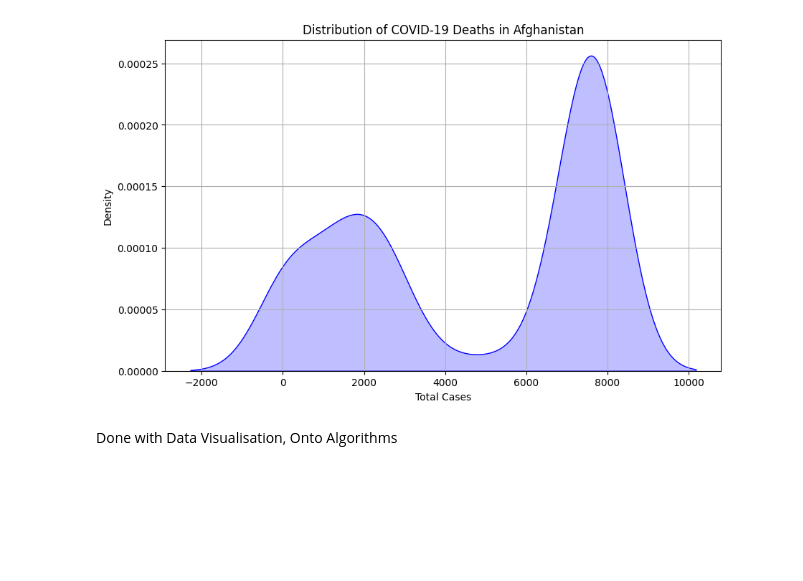
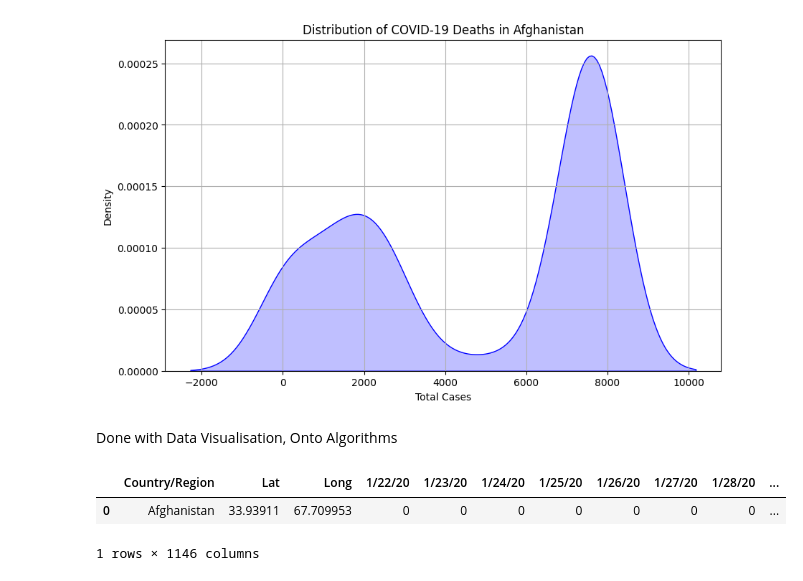
Before and after one commit to l-ordkp/Covid--19-Prediction, a Jupyter notebook: Covid-19.ipynb, the cells around one changed output. Drawn from its saved outputs; the diff is of its cells as text; code cells hidden in the pictures; blank space fills up the shorter version.

Commit message:
Done with the data preparation, onto preparing LSTM Model.

```diff
--- a/Covid-19.ipynb
+++ b/Covid-19.ipynb
@@ -184,0 +191,8 @@ Done with Data Visualisation, Onto Algorithms
+# %%
+afghanistan_data = df[df["Country/Region"] == "Afghanistan"]
+# %%
+afghanistan_data.head()
+# %% [output]
+|  | Country/Region | Lat | Long | 1/22/20 | 1/23/20 | 1/24/20 | 1/25/20 | 1/26/20 | 1/27/20 | 1/28/20 | ... |
+| 0 | Afghanistan | 33.93911 | 67.709953 | 0 | 0 | 0 | 0 | 0 | 0 | 0 | ... |
+1 rows × 1146 columns
```
Also changed, not shown: parts of 10 cells of this notebook.
